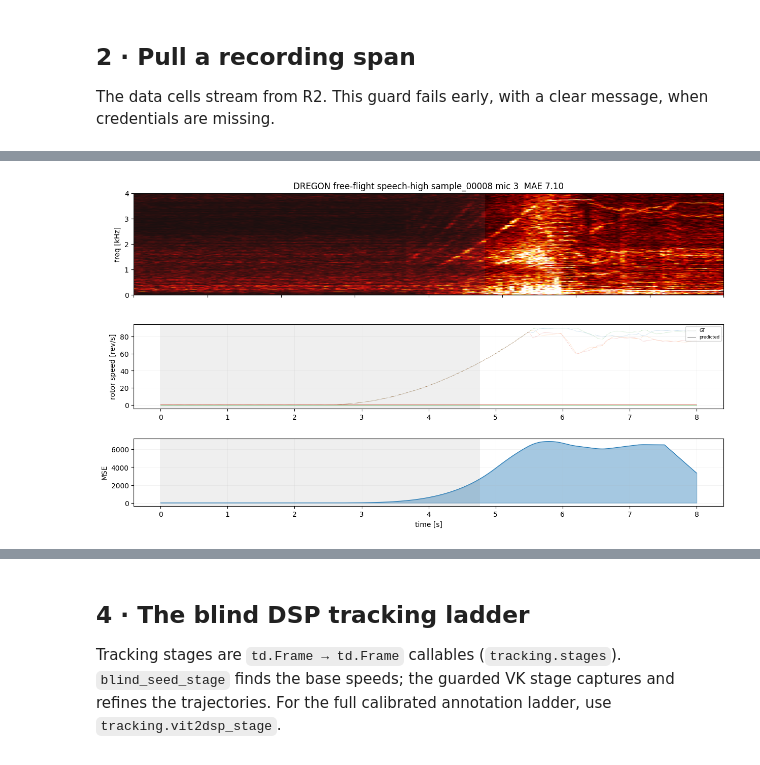
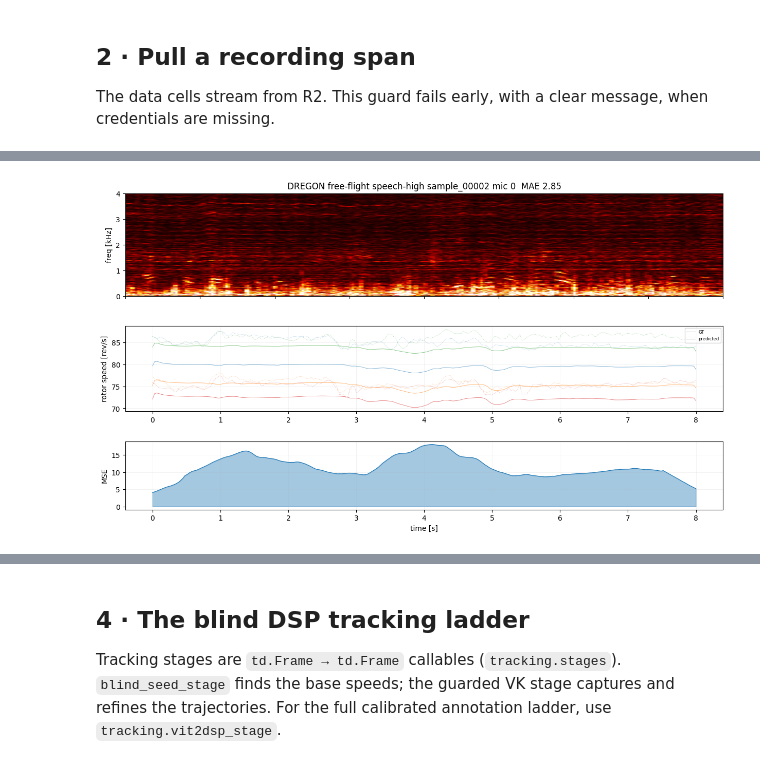
Before and after one commit to flyingleafe/harmonic-noise-suppression, a Jupyter notebook: notebooks/rps_tracking.ipynb, the cells around one changed output, grey strips where cells are left out. Cells and saved outputs as stored; diff of their text form; code cells hidden in the pictures.

```diff
--- a/notebooks/rps_tracking.ipynb
+++ b/notebooks/rps_tracking.ipynb
@@ -82,0 +84,19 @@ def plot_overlay(o):
+# %%
+# The model list — one dict, edit it. label -> (experiment, checkpoint).
+MODELS = {
+    "legacy easy · SCv2":      ("rig_easy_scv2_unified",      "best_real_overall"),
+    "legacy hard · SCv2":      ("rig_hard_scv2_unified",      "best_real_overall"),
+    "legacy easy · HPPNet-L2": ("rig_easy_hppnet_l2_unified", "best_real_overall"),
+    "v2 easy · SCv2":          ("nv2_easy_scv2",              "best_real_overall"),
+    "v2 hard · SCv2":          ("nv2_hard_scv2",              "best_real_overall"),
+    "v2 easy · HPPNet-L2":     ("nv2_easy_hppnet_l2",         "best_real_overall"),
+    "v2 hard · HPPNet-L2":     ("nv2_hard_hppnet_l2",         "best_real_overall"),
+    "real ref · SCv2":         ("real_r4_scv2_unified",       "best_real_overall"),
+    "real ref · HPPNet-L2":    ("hppnet_l2_r2_s0",            "best"),
+}
+
+# every checkpoint exists on R2 — this fails loudly if one is missing
+for _label, (_exp, _ckpt) in MODELS.items():
+    _files = {r["experiment"]: r["files"] for r in zoo.checkpoints(max_age_s=10**9)}.get(_exp, [])
+    assert f"{_ckpt}.ckpt" in _files, f"{_label}: {_exp}/{_ckpt}.ckpt not on R2 ({sorted(_files)})"
+print(f"{len(MODELS)} models, all checkpoints present")
@@ -82,0 +109,3 @@ def plot_overlay(o):
+# %%
+frames = rb.frames_table("real")
+frames.groupby(["dataset", "recording", "regime"]).size()
@@ -82,0 +124,7 @@ def plot_overlay(o):
+# %%
+# one clean-cruise frame per airframe, picked from the table, not typed by hand
+_cruise = frames[(frames.mic == 0) & (frames.regime == "cruise") & (frames.regime_share == 1.0)]
+CRUISE_FRAME = int(_cruise[_cruise.dataset == "michaels"].frame.iloc[0])
+DREGON_FRAME = int(_cruise[_cruise.dataset == "dregon"].frame.iloc[0])
+print(f"CRUISE_FRAME = {CRUISE_FRAME}   DREGON_FRAME = {DREGON_FRAME}")
+frames.loc[[CRUISE_FRAME, DREGON_FRAME]]
@@ -102,7 +174,5 @@ plot_overlay(rb.overlay("hppnet_l2_r2_s0", "real", clip*8 + 3, dump_root=B))
-# %%
-B = Path("results/paper_review_B/hb_sal_multif0_l4")
-#for clip in (1, 8, 15, 22, 35):
-clip=8
-plot_overlay(rb.overlay("hb_sal_multif0_l4", "real", clip*8 + 3, dump_root=B))
-# %% [output]
-[figure, removed]
+# %%
+_exp, _ckpt = MODELS["legacy hard · SCv2"]
+plot_overlay(rb.overlay(_exp, "real", DREGON_FRAME, source="live", ckpt=_ckpt))
+# %% [output]
+[figure, added]
```
Also changed, not shown: parts of 20 cells of this notebook, 2 other files.
